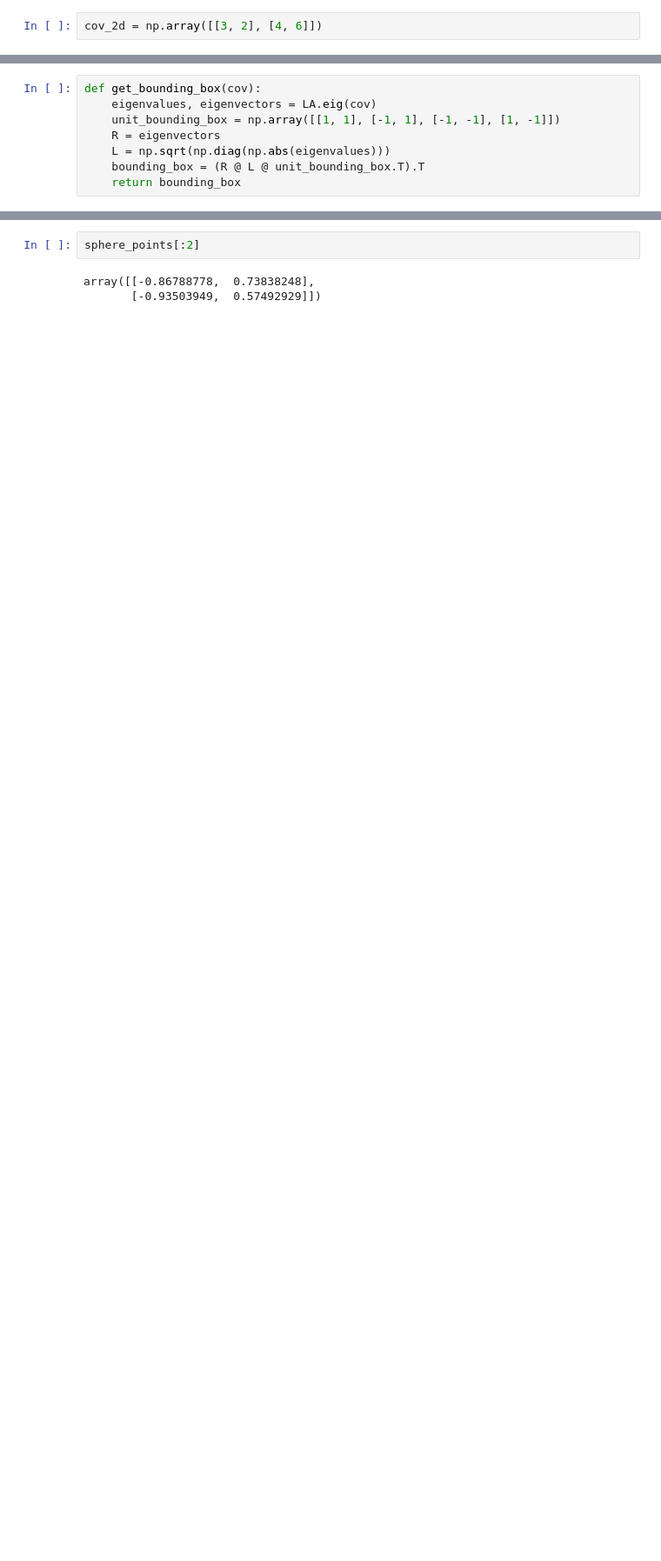
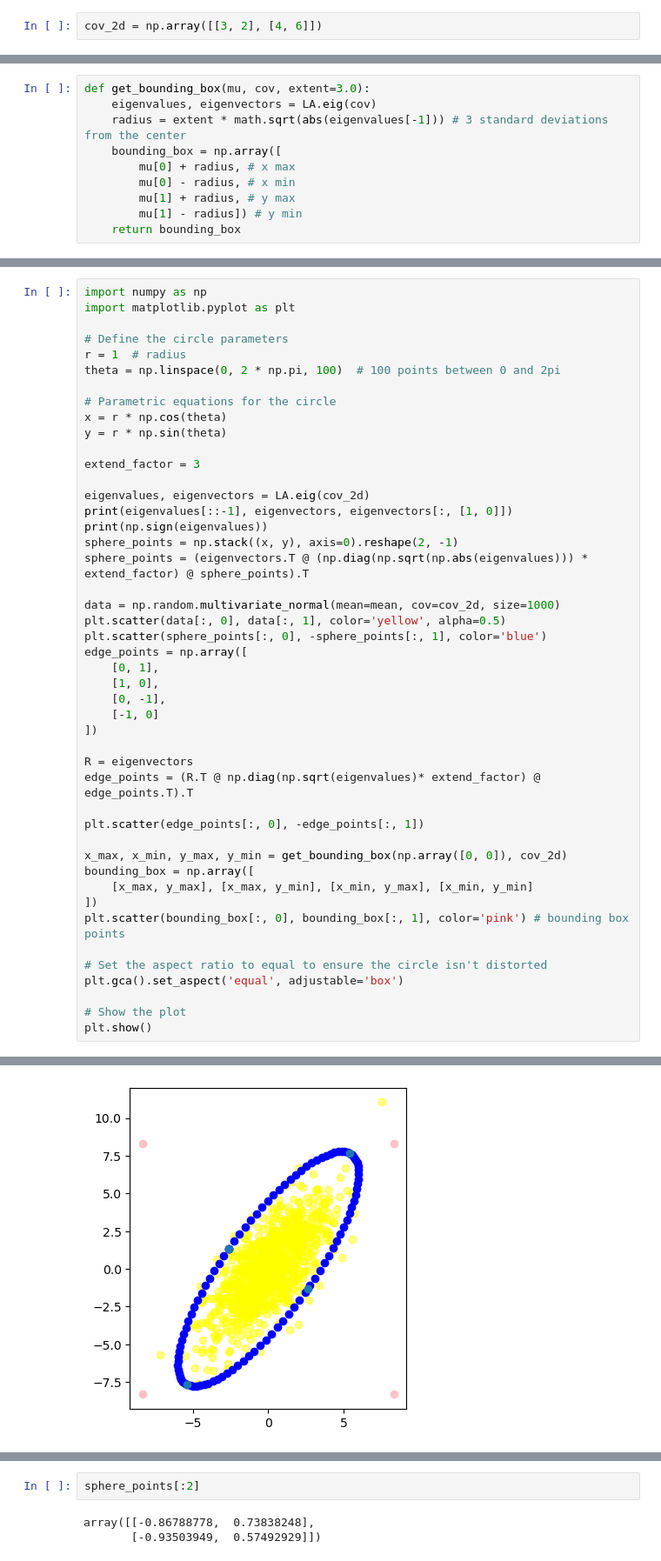
Before and after one commit to farqlia/UrbanViewsModeling, a Jupyter notebook: notebooks/Gaussian.ipynb, the cells around one changed output, grey strips where cells are left out. Shown at 87% size. Drawn from its saved outputs; the diff is of its cells as text; blank space fills up the shorter version.

```diff
--- a/notebooks/Gaussian.ipynb
+++ b/notebooks/Gaussian.ipynb
@@ -338,9 +315,11 @@ plt.show()
 # %%
-def get_bounding_box(cov):
+def get_bounding_box(mu, cov, extent=3.0):
     eigenvalues, eigenvectors = LA.eig(cov)
-    unit_bounding_box = np.array([[1, 1], [-1, 1], [-1, -1], [1, -1]])
-    R = eigenvectors
-    L = np.sqrt(np.diag(np.abs(eigenvalues)))
-    bounding_box = (R @ L @ unit_bounding_box.T).T
+    radius = extent * math.sqrt(abs(eigenvalues[-1])) # 3 standard deviations from the center
+    bounding_box = np.array([
+        mu[0] + radius, # x max
+        mu[0] - radius, # x min
+        mu[1] + radius, # y max
+        mu[1] - radius]) # y min
     return bounding_box
 # %%
@@ -349,0 +329,47 @@ array([-0.86788778,  0.73838248])
+# %%
+import numpy as np
+import matplotlib.pyplot as plt
+
+# Define the circle parameters
+r = 1  # radius
+theta = np.linspace(0, 2 * np.pi, 100)  # 100 points between 0 and 2pi
+
+# Parametric equations for the circle
+x = r * np.cos(theta)
+y = r * np.sin(theta)
+
+extend_factor = 3
+
+eigenvalues, eigenvectors = LA.eig(cov_2d)
+print(eigenvalues[::-1], eigenvectors, eigenvectors[:, [1, 0]])
+print(np.sign(eigenvalues))
+sphere_points = np.stack((x, y), axis=0).reshape(2, -1)
+sphere_points = (eigenvectors.T @ (np.diag(np.sqrt(np.abs(eigenvalues))) * extend_factor) @ sphere_points).T
+
+data = np.random.multivariate_normal(mean=mean, cov=cov_2d, size=1000)
+plt.scatter(data[:, 0], data[:, 1], color='yellow', alpha=0.5)
+plt.scatter(sphere_points[:, 0], -sphere_points[:, 1], color='blue')
+edge_points = np.array([
+    [0, 1],
+    [1, 0],
+    [0, -1],
+    [-1, 0]
+])
+
+R = eigenvectors
+edge_points = (R.T @ np.diag(np.sqrt(eigenvalues)* extend_factor) @ edge_points.T).T
+
+plt.scatter(edge_points[:, 0], -edge_points[:, 1])
+
+x_max, x_min, y_max, y_min = get_bounding_box(np.array([0, 0]), cov_2d)
+bounding_box = np.array([
+    [x_max, y_max], [x_max, y_min], [x_min, y_max], [x_min, y_min]
+])
+plt.scatter(bounding_box[:, 0], bounding_box[:, 1], color='pink') # bounding box points
+
+# Set the aspect ratio to equal to ensure the circle isn't distorted
+plt.gca().set_aspect('equal', adjustable='box')
+
+# Show the plot
+plt.show()
+# %% [output]
@@ -349,0 +380 @@ array([-0.86788778,  0.73838248])
+[figure, new version]
```
Also changed, not shown: parts of 18 cells of this notebook, 1 other file.
